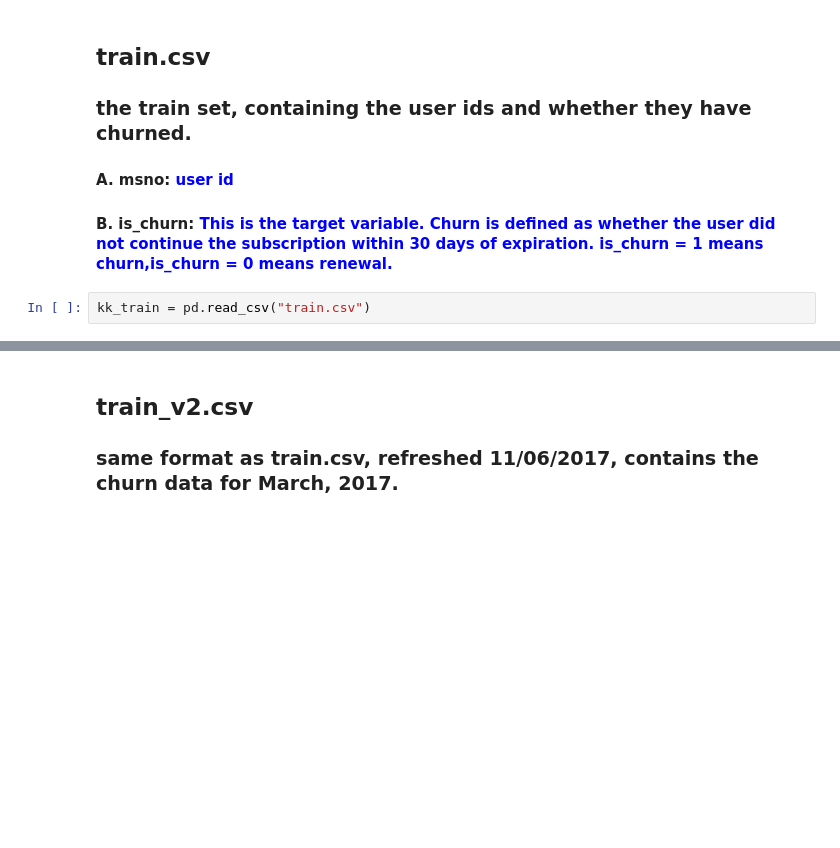
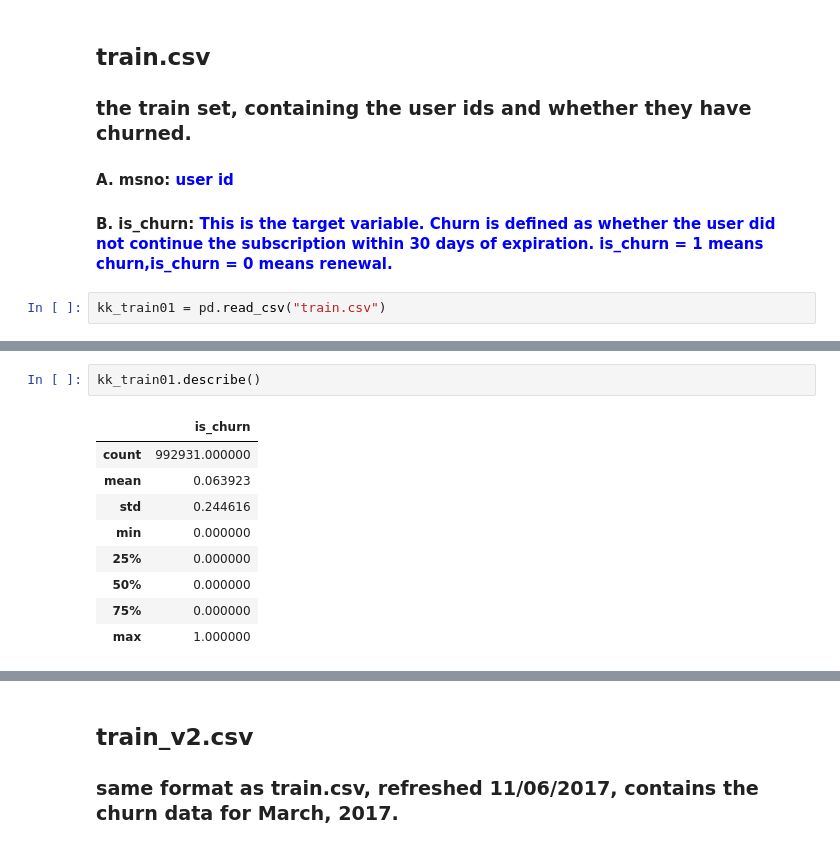
Before and after one commit to imiKao/KKBoxProject_for_TcfstCourse, a Jupyter notebook: TcfstProject_KKBOX.ipynb, the cells around one changed output, grey strips where cells are left out. Saved outputs shown, nothing was run; the diff lists cells and outputs as text; blank space fills up the shorter version.

```diff
--- a/TcfstProject_KKBOX.ipynb
+++ b/TcfstProject_KKBOX.ipynb
@@ -77,5 +108,5 @@ kk_Test.head()
 #### A. msno: <font color=#0000FF> user id
 #### B. is_churn: <font color=#0000FF> This is the target variable. Churn is defined as whether the user did not continue the subscription within 30 days of expiration. is_churn = 1 means churn,is_churn = 0 means renewal.
 # %%
-kk_train = pd.read_csv("train.csv")
+kk_train01 = pd.read_csv("train.csv")
 # %%
@@ -90 +131,13 @@ kk_train.head()
+# %%
+kk_train01.describe()
+# %% [output]
+|  | is_churn |
+| count | 992931.000000 |
+| mean | 0.063923 |
+| std | 0.244616 |
+| min | 0.000000 |
+| 25% | 0.000000 |
+| 50% | 0.000000 |
+| 75% | 0.000000 |
+| max | 1.000000 |
 # %%
```
Also changed, not shown: parts of 57 cells of this notebook.
